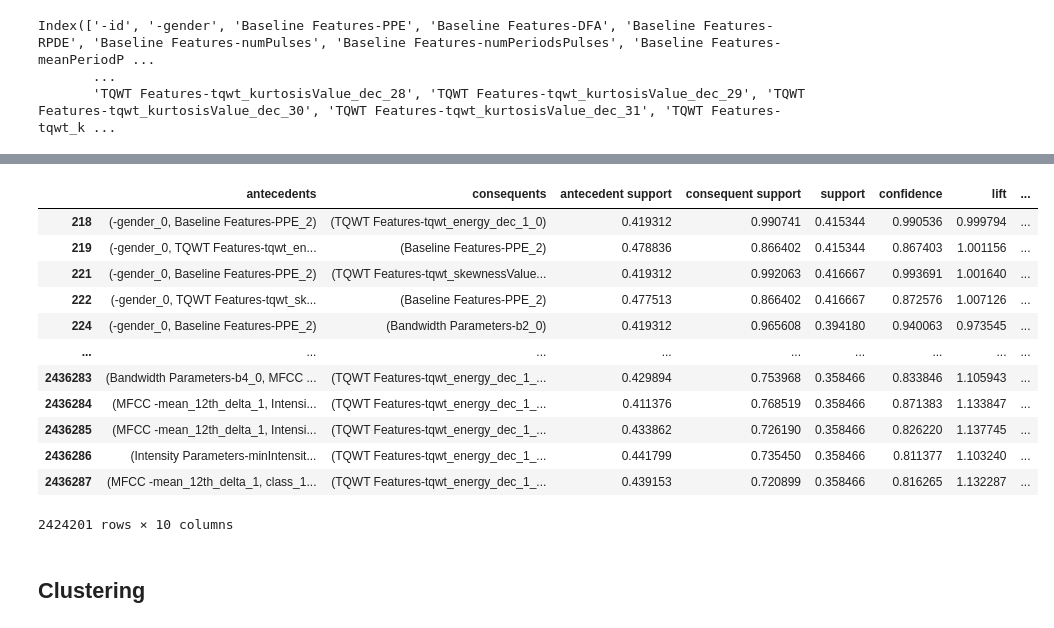
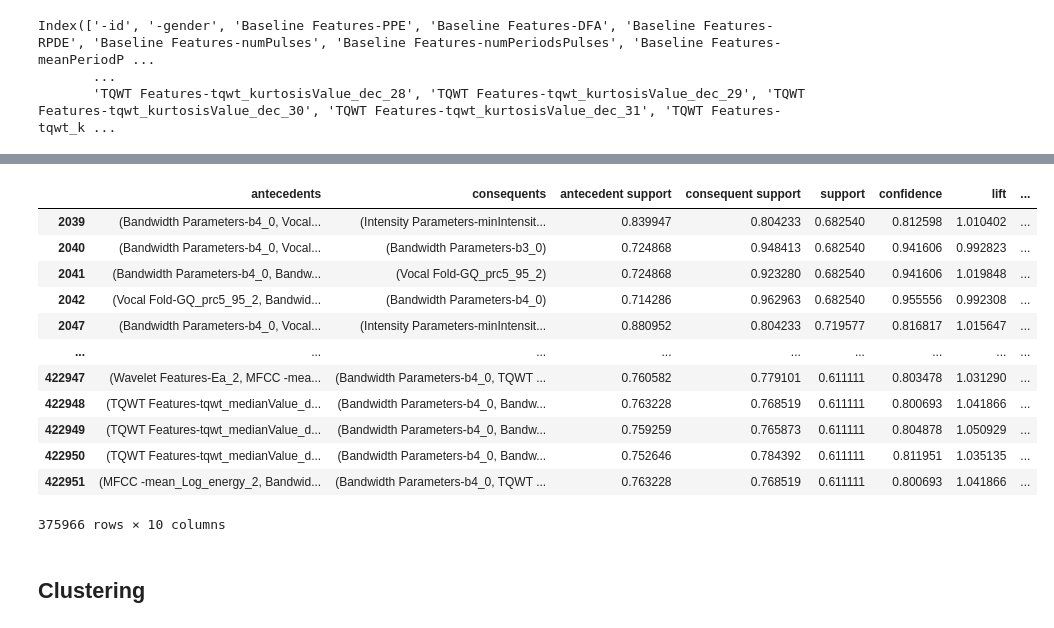
Before and after one commit to MartinXPN/Tecnico, a Jupyter notebook: DataScience/Project - dataset1.ipynb, the cells around one changed output, grey strips where cells are left out. Cells and saved outputs as stored; diff of their text form; code cells hidden in the pictures.

```diff
--- a/DataScience/Project - dataset1.ipynb
+++ b/DataScience/Project - dataset1.ipynb
@@ -839,21 +839,21 @@ dummified_df.head(5)
 # %%
-frequent_itemsets = apriori(dummified_df, min_support=0.35, use_colnames=True)
+frequent_itemsets = apriori(dummified_df, min_support=0.6, use_colnames=True)
 rules = association_rules(frequent_itemsets, metric="confidence", min_threshold=0.8)
 rules["antecedent_len"] = rules["antecedents"].apply(lambda x: len(x))
-rules[(rules['antecedent_len']>=2)]
+rules[(rules['antecedent_len']>=3)]
 # %% [output]
 |  | antecedents | consequents | antecedent support | consequent support | support | confidence | lift | ... |
-| 218 | (-gender_0, Baseline Features-PPE_2) | (TQWT Features-tqwt_energy_dec_1_0) | 0.419312 | 0.990741 | 0.415344 | 0.990536 | 0.999794 | ... |
-| 219 | (-gender_0, TQWT Features-tqwt_en... | (Baseline Features-PPE_2) | 0.478836 | 0.866402 | 0.415344 | 0.867403 | 1.001156 | ... |
-| 221 | (-gender_0, Baseline Features-PPE_2) | (TQWT Features-tqwt_skewnessValue... | 0.419312 | 0.992063 | 0.416667 | 0.993691 | 1.001640 | ... |
-| 222 | (-gender_0, TQWT Features-tqwt_sk... | (Baseline Features-PPE_2) | 0.477513 | 0.866402 | 0.416667 | 0.872576 | 1.007126 | ... |
-| 224 | (-gender_0, Baseline Features-PPE_2) | (Bandwidth Parameters-b2_0) | 0.419312 | 0.965608 | 0.394180 | 0.940063 | 0.973545 | ... |
+| 2039 | (Bandwidth Parameters-b4_0, Vocal... | (Intensity Parameters-minIntensit... | 0.839947 | 0.804233 | 0.682540 | 0.812598 | 1.010402 | ... |
+| 2040 | (Bandwidth Parameters-b4_0, Vocal... | (Bandwidth Parameters-b3_0) | 0.724868 | 0.948413 | 0.682540 | 0.941606 | 0.992823 | ... |
+| 2041 | (Bandwidth Parameters-b4_0, Bandw... | (Vocal Fold-GQ_prc5_95_2) | 0.724868 | 0.923280 | 0.682540 | 0.941606 | 1.019848 | ... |
+| 2042 | (Vocal Fold-GQ_prc5_95_2, Bandwid... | (Bandwidth Parameters-b4_0) | 0.714286 | 0.962963 | 0.682540 | 0.955556 | 0.992308 | ... |
+| 2047 | (Bandwidth Parameters-b4_0, Vocal... | (Intensity Parameters-minIntensit... | 0.880952 | 0.804233 | 0.719577 | 0.816817 | 1.015647 | ... |
 | ... | ... | ... | ... | ... | ... | ... | ... | ... |
-| 2436283 | (Bandwidth Parameters-b4_0, MFCC ... | (TQWT Features-tqwt_energy_dec_1_... | 0.429894 | 0.753968 | 0.358466 | 0.833846 | 1.105943 | ... |
-| 2436284 | (MFCC -mean_12th_delta_1, Intensi... | (TQWT Features-tqwt_energy_dec_1_... | 0.411376 | 0.768519 | 0.358466 | 0.871383 | 1.133847 | ... |
-| 2436285 | (MFCC -mean_12th_delta_1, Intensi... | (TQWT Features-tqwt_energy_dec_1_... | 0.433862 | 0.726190 | 0.358466 | 0.826220 | 1.137745 | ... |
-| 2436286 | (Intensity Parameters-minIntensit... | (TQWT Features-tqwt_energy_dec_1_... | 0.441799 | 0.735450 | 0.358466 | 0.811377 | 1.103240 | ... |
-| 2436287 | (MFCC -mean_12th_delta_1, class_1... | (TQWT Features-tqwt_energy_dec_1_... | 0.439153 | 0.720899 | 0.358466 | 0.816265 | 1.132287 | ... |
+| 422947 | (Wavelet Features-Ea_2, MFCC -mea... | (Bandwidth Parameters-b4_0, TQWT ... | 0.760582 | 0.779101 | 0.611111 | 0.803478 | 1.031290 | ... |
+| 422948 | (TQWT Features-tqwt_medianValue_d... | (Bandwidth Parameters-b4_0, Bandw... | 0.763228 | 0.768519 | 0.611111 | 0.800693 | 1.041866 | ... |
+| 422949 | (TQWT Features-tqwt_medianValue_d... | (Bandwidth Parameters-b4_0, Bandw... | 0.759259 | 0.765873 | 0.611111 | 0.804878 | 1.050929 | ... |
+| 422950 | (TQWT Features-tqwt_medianValue_d... | (Bandwidth Parameters-b4_0, Bandw... | 0.752646 | 0.784392 | 0.611111 | 0.811951 | 1.035135 | ... |
+| 422951 | (MFCC -mean_Log_energy_2, Bandwid... | (Bandwidth Parameters-b4_0, TQWT ... | 0.763228 | 0.768519 | 0.611111 | 0.800693 | 1.041866 | ... |
-2424201 rows × 10 columns
+375966 rows × 10 columns
 # %% [markdown]
 ## Clustering
```
Also changed, not shown: parts of 26 cells of this notebook.
